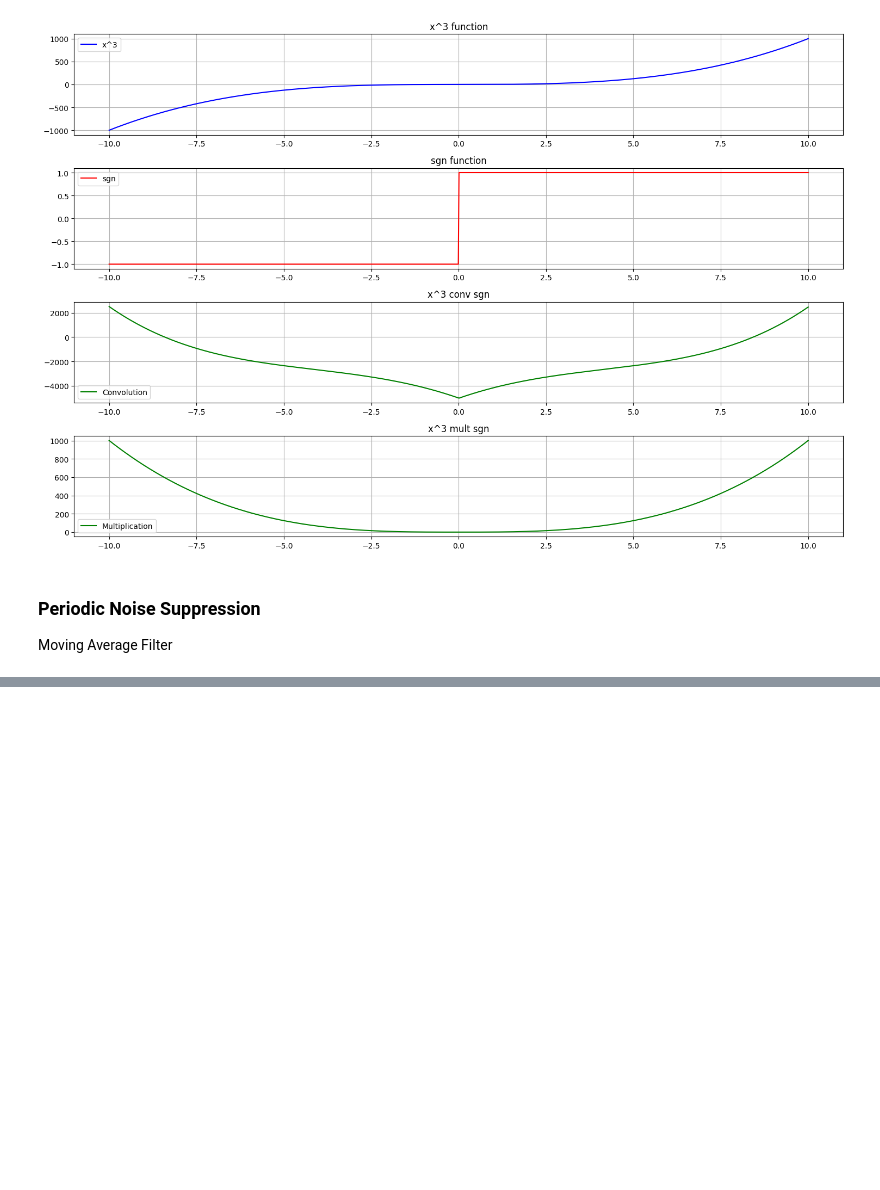
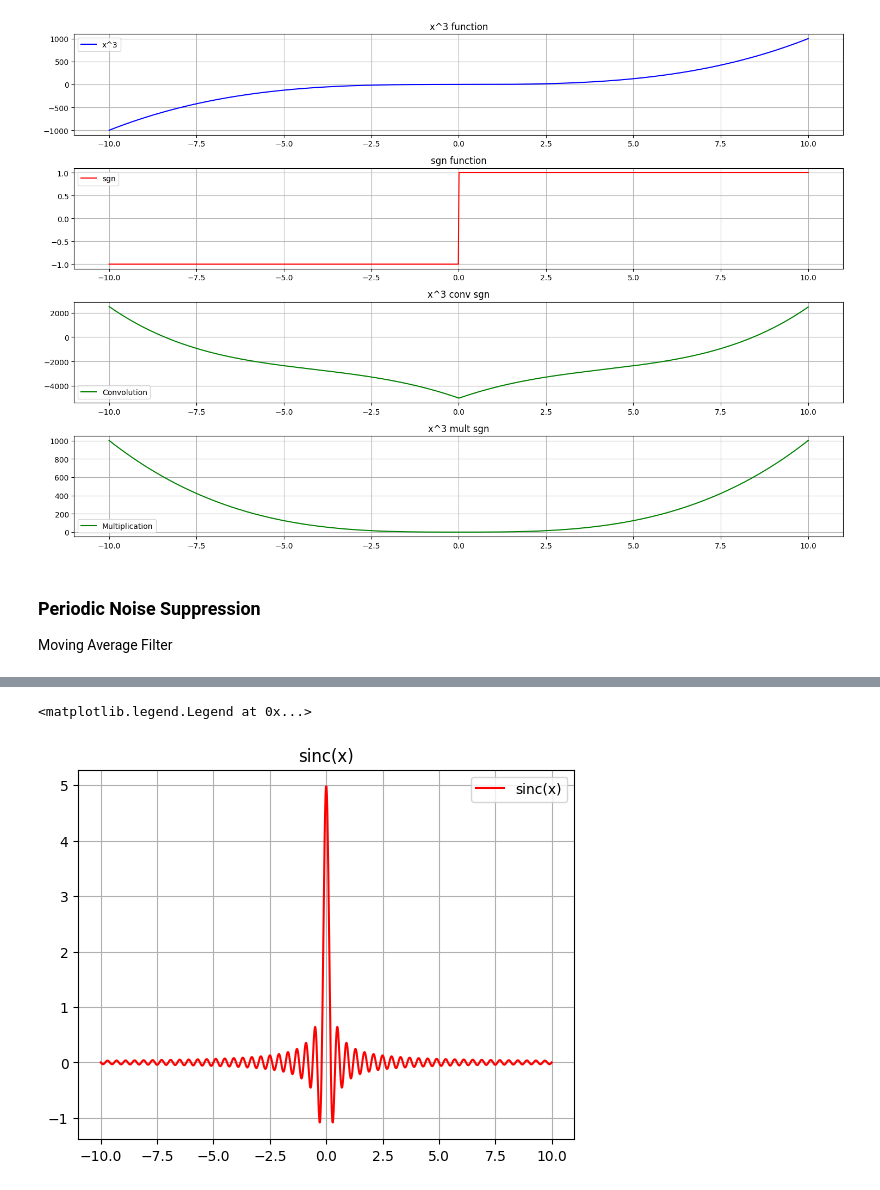
Before and after one commit to unrpi18/ASB-Notebook, a Jupyter notebook: Fourier.ipynb, the cells around one changed output, grey strips where cells are left out. Drawn from its saved outputs; the diff is of its cells as text; code cells hidden in the pictures; blank space fills up the shorter version.

```diff
--- a/Fourier.ipynb
+++ b/Fourier.ipynb
@@ -171,0 +257,14 @@ plt.show()
+# %%
+t = np.linspace(-10, 10, 1000)
+
+def sinc(x, window):
+    return window * np.sinc(window * x)
+
+plt.subplot(1, 1, 1)
+plt.plot(t, sinc(t, 5), 'r-', label='sinc(x)')
+plt.title('sinc(x)')
+plt.grid(True)
+plt.legend()
+# %% [output]
+<matplotlib.legend.Legend at 0x...>
+[figure, added]
```
Also changed, not shown: parts of 2 cells of this notebook.
